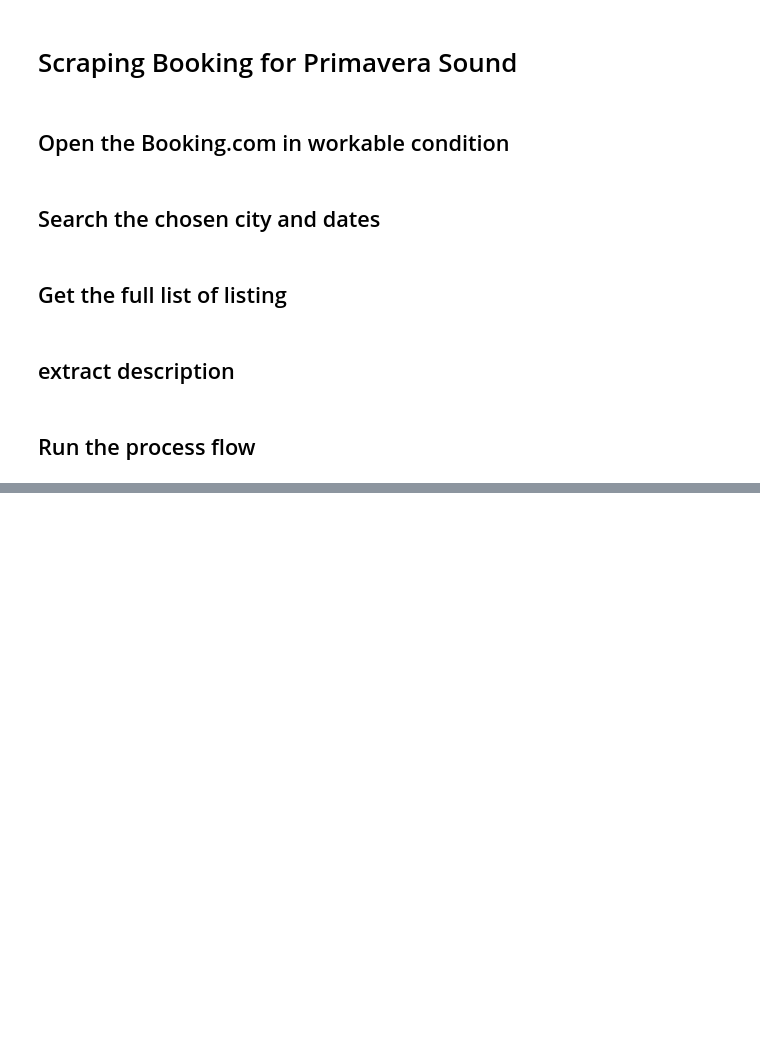
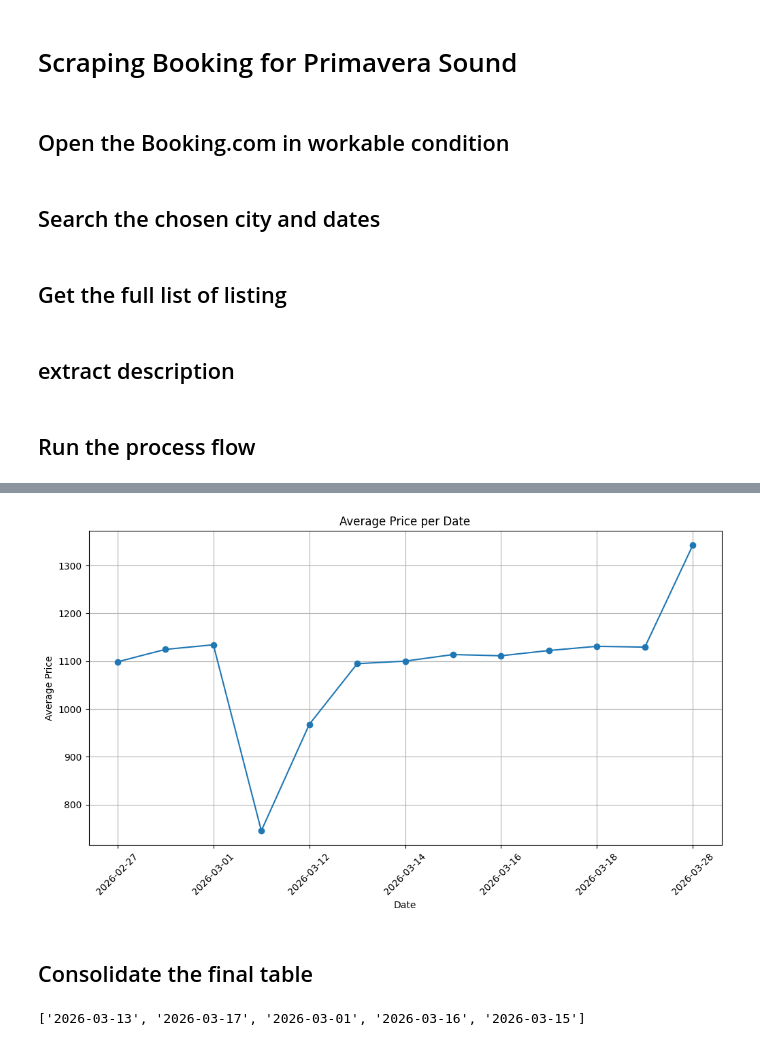
Before and after one commit to tizianschenk/BookingWebScraping_EventTimePrices, a Jupyter notebook: scraping_ts.ipynb, the cells around one changed output, grey strips where cells are left out. Cells and saved outputs as stored; diff of their text form; code cells hidden in the pictures; blank space fills up the shorter version.

```diff
--- a/scraping_ts.ipynb
+++ b/scraping_ts.ipynb
@@ -334,0 +470,29 @@ while current_date <= end_loop_date:
+# %%
+df = pd.read_csv("data/Alicante/booking_alicante.csv")
+# %%
+# rename the date columns
+df = df.rename(columns={"checkin_date" : "date"})
+
+# Drop duplicates that appear because the link changes when Load More button is clicked
+df = df.drop_duplicates(subset=["date", "hotel", "price"])
+
+# Check for nas
+print(f"Contains {df.isna().sum()} values \n")
+
+# Check the number of observations per date
+print(df['date'].value_counts())
+
+# Assign city variable
+df['city'] = 'Alicante'
+
+# Assign treatCity variable
+df['treatCity'] = np.where(df['city'] == "Valencia", 1, 0)
+
+# Assign treatPeriod variable
+df['treatPeriod'] = np.where(df['date'].isin(["2026-03-14", "2026-03-15", "2026-03-16", "2026-03-17", "2026-03-18", "2026-03-19"]), 1, 0)
+
+# Reorder columns as instructed
+df = df[['city', 'hotel', 'date', 'price', 'treatCity', 'treatPeriod', 'text', 'link']]
+
+# Drop the link variable
+df = df.drop(columns = ['link'])
@@ -334,0 +534,32 @@ while current_date <= end_loop_date:
+# %%
+# Compute average price per date
+avg_price = df.groupby("date")["price"].mean()
+
+# Plot
+plt.figure(figsize=(12, 6))
+avg_price.plot(kind="line", marker="o")
+
+plt.title("Average Price per Date")
+plt.xlabel("Date")
+plt.ylabel("Average Price")
+plt.xticks(rotation=45)
+plt.grid(True)
+
+plt.show()
+# %% [output]
+[figure, added]
+# %% [markdown]
+## Consolidate the final table
+# %%
+# aggregate Valencia and Alicant
+df = pd.concat([val, ali], ignore_index=True)
+
+# Check for the common dates
+cities = df['city'].unique()
+dates_city1 = set(df[df['city'] == cities[0]]['date'])
+dates_city2 = set(df[df['city'] == cities[1]]['date'])
+common_dates = dates_city1.intersection(dates_city2)
+common_dates = list(common_dates)
+common_dates
+# %% [output]
+['2026-03-13', '2026-03-17', '2026-03-01', '2026-03-16', '2026-03-15']
```
Also changed, not shown: parts of 15 cells of this notebook.
